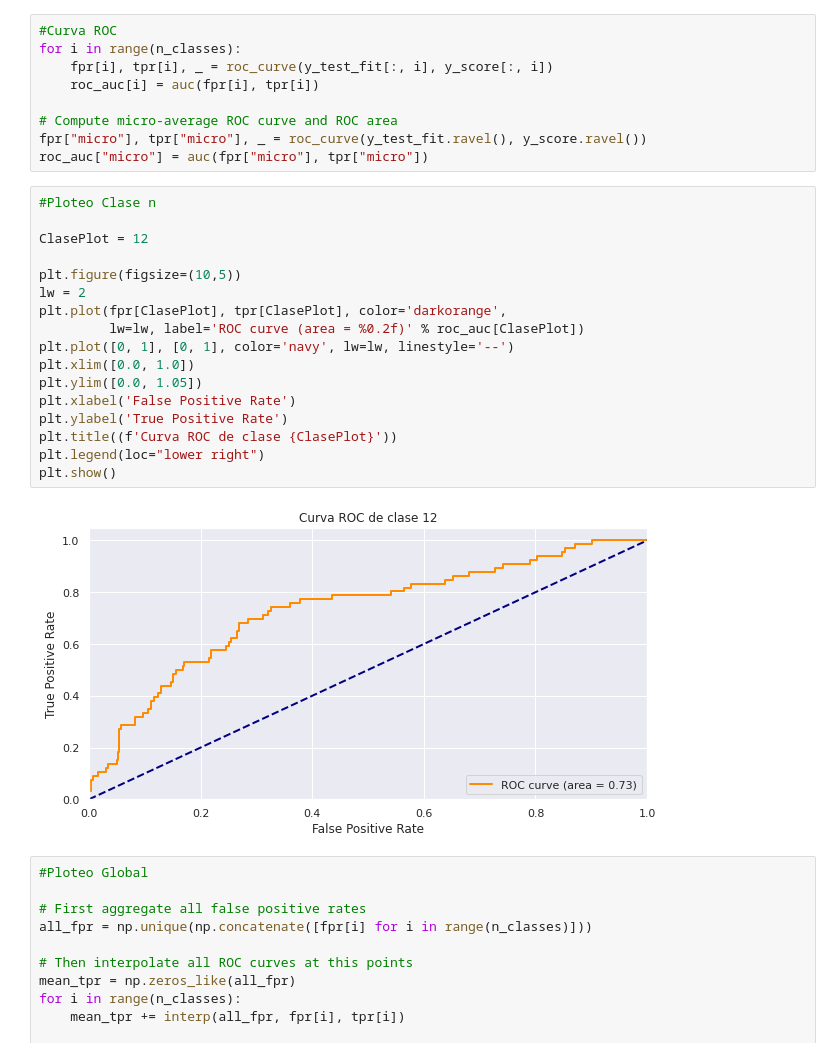
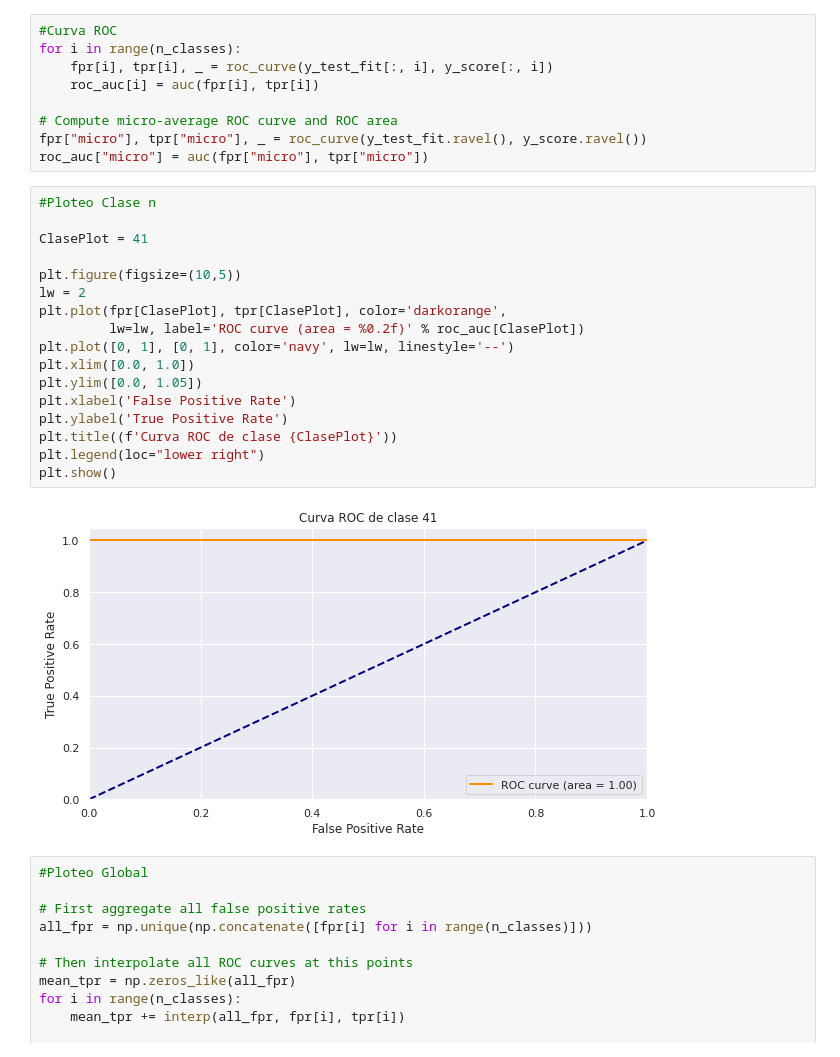
Before and after one commit to lromano97/text-mining, a Jupyter notebook: Preprocesamiento_unificado.ipynb, the cells around one changed output. Drawn from its saved outputs; the diff is of its cells as text.

```diff
--- a/Preprocesamiento_unificado.ipynb
+++ b/Preprocesamiento_unificado.ipynb
@@ -1296,22 +1296,22 @@ roc_auc["micro"] = auc(fpr["micro"], tpr["micro"])
 # %%
 #Ploteo Clase n
 
-ClasePlot = 12
+ClasePlot = 41
 
 plt.figure(figsize=(10,5))
 lw = 2
 plt.plot(fpr[ClasePlot], tpr[ClasePlot], color='darkorange',
          lw=lw, label='ROC curve (area = %0.2f)' % roc_auc[ClasePlot])
 plt.plot([0, 1], [0, 1], color='navy', lw=lw, linestyle='--')
 plt.xlim([0.0, 1.0])
 plt.ylim([0.0, 1.05])
 plt.xlabel('False Positive Rate')
 plt.ylabel('True Positive Rate')
 plt.title((f'Curva ROC de clase {ClasePlot}'))
 plt.legend(loc="lower right")
 plt.show()
 # %% [output]
-[figure, old version]
+[figure, new version]
 # %%
 #Ploteo Global
 
```
Also changed, not shown: parts of 5 cells of this notebook.
